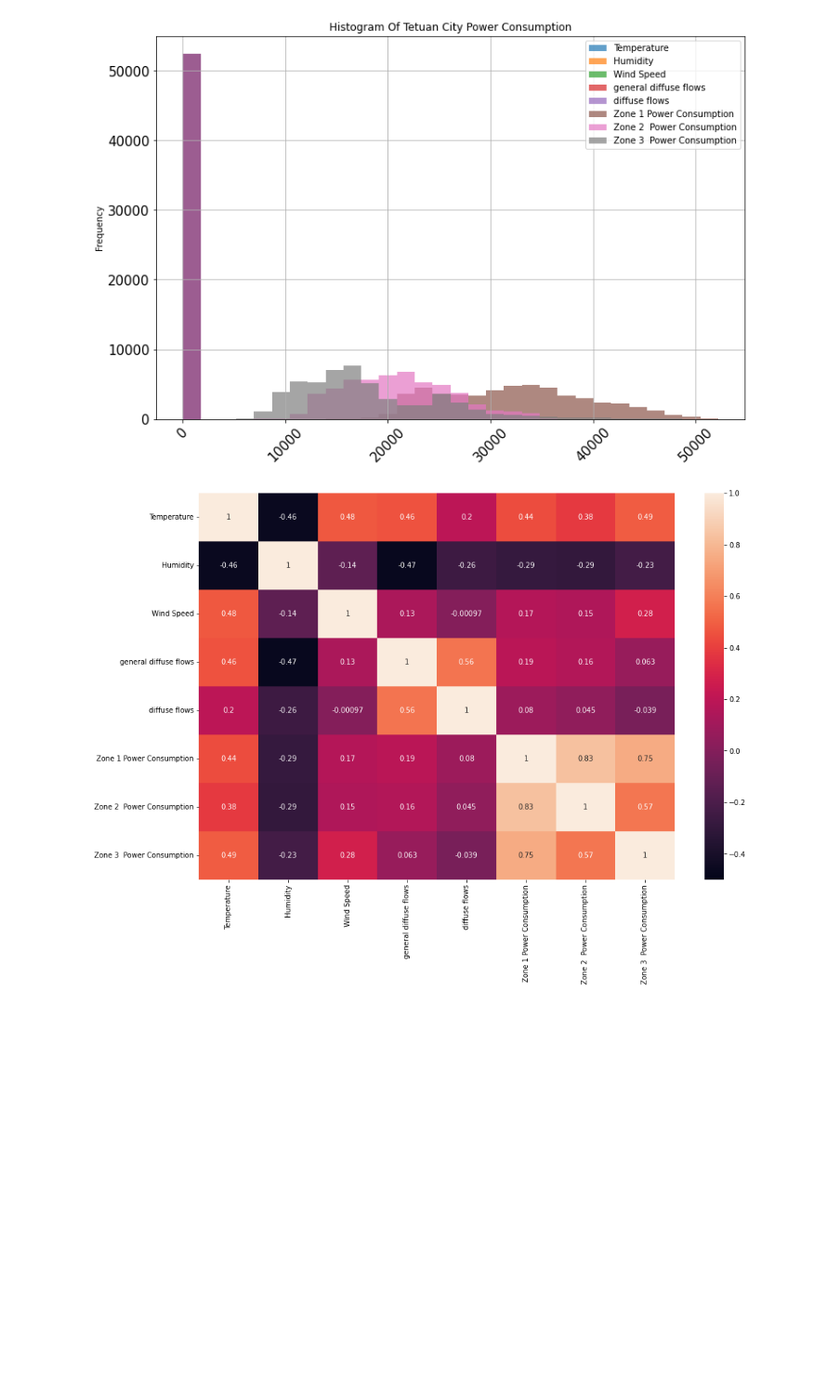
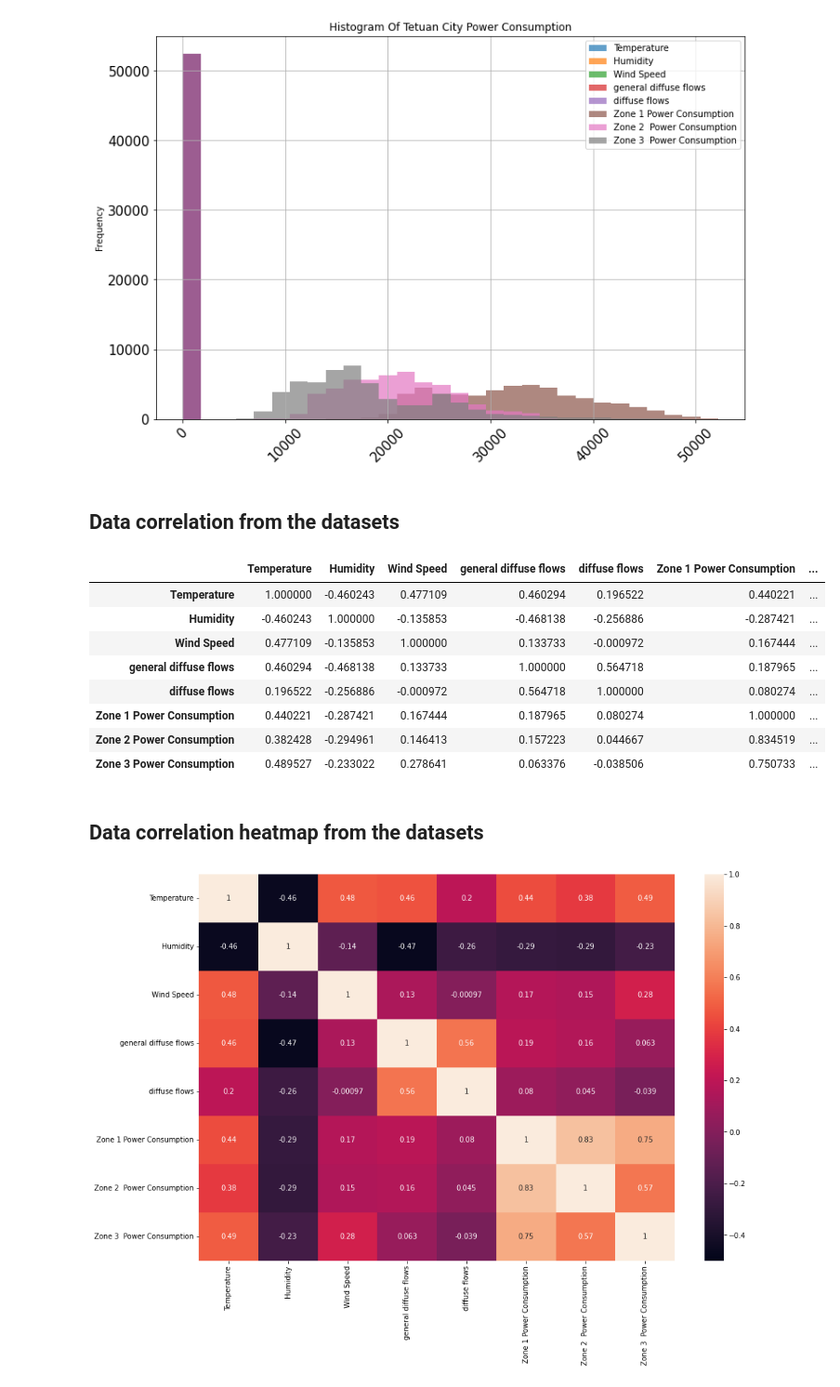
Before and after one commit to miftahudinfaiz/UAS-EDA, a Jupyter notebook: EDA.ipynb, the cells around one changed output. Shown at 93% size. Cells and saved outputs as stored; diff of their text form; code cells hidden in the pictures; blank space fills up the shorter version.

```diff
--- a/EDA.ipynb
+++ b/EDA.ipynb
@@ -170,6 +244,22 @@ df.plot(kind="hist",
 # %% [output]
 <AxesSubplot:title={'center':'Histogram Of Tetuan City Power Consumption'}, ylabel='Frequency'>
 [figure]
+# %% [markdown]
+## **Data correlation from the datasets**
+# %%
+df.corr()
+# %% [output]
+|  | Temperature | Humidity | Wind Speed | general diffuse flows | diffuse flows | Zone 1 Power Consumption | ... |
+| Temperature | 1.000000 | -0.460243 | 0.477109 | 0.460294 | 0.196522 | 0.440221 | ... |
+| Humidity | -0.460243 | 1.000000 | -0.135853 | -0.468138 | -0.256886 | -0.287421 | ... |
+| Wind Speed | 0.477109 | -0.135853 | 1.000000 | 0.133733 | -0.000972 | 0.167444 | ... |
+| general diffuse flows | 0.460294 | -0.468138 | 0.133733 | 1.000000 | 0.564718 | 0.187965 | ... |
+| diffuse flows | 0.196522 | -0.256886 | -0.000972 | 0.564718 | 1.000000 | 0.080274 | ... |
+| Zone 1 Power Consumption | 0.440221 | -0.287421 | 0.167444 | 0.187965 | 0.080274 | 1.000000 | ... |
+| Zone 2 Power Consumption | 0.382428 | -0.294961 | 0.146413 | 0.157223 | 0.044667 | 0.834519 | ... |
+| Zone 3 Power Consumption | 0.489527 | -0.233022 | 0.278641 | 0.063376 | -0.038506 | 0.750733 | ... |
+# %% [markdown]
+## **Data correlation heatmap from the datasets**
 # %%
 fig, ax = plt.subplots(figsize=(15,10))
 ax = sns.heatmap(df.corr(), vmin=-0.5, vmax=1,annot = True, ax=ax)
```
Also changed, not shown: parts of 48 cells of this notebook.
